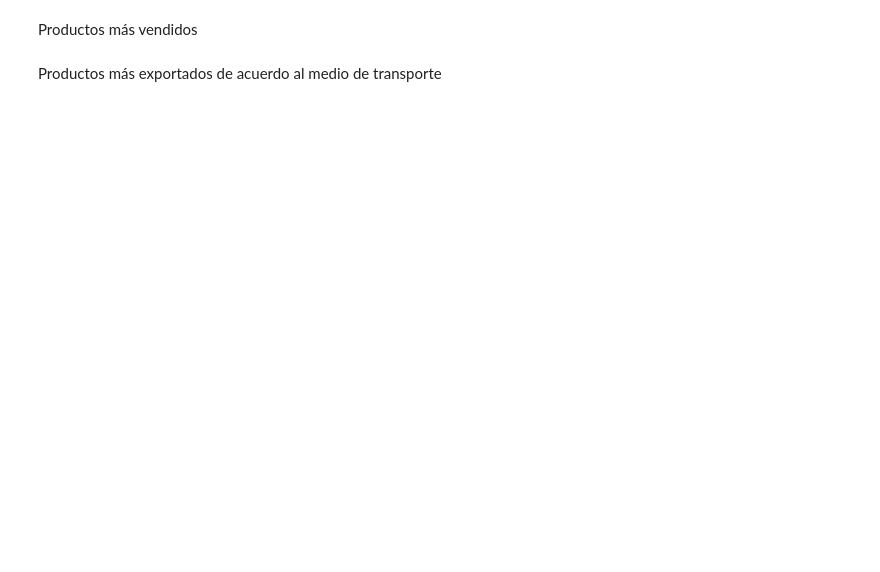
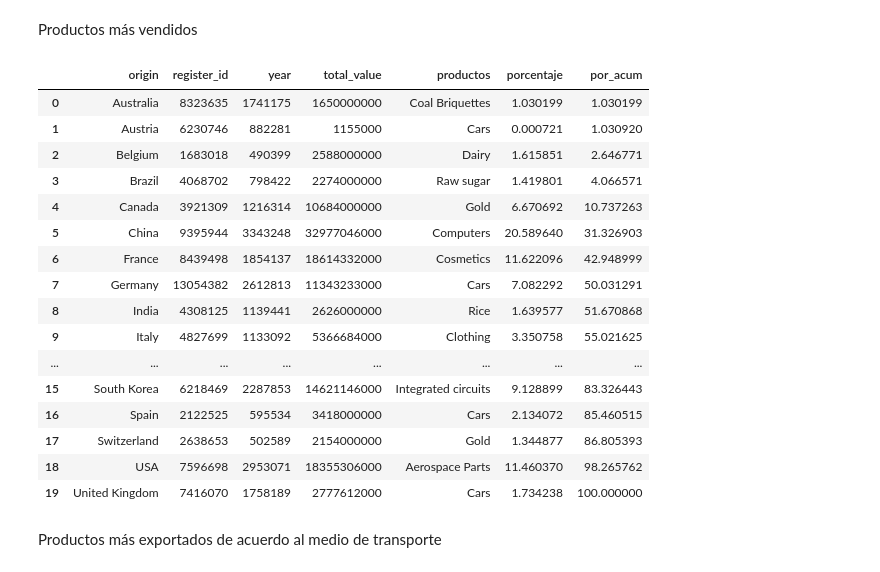
Before and after one commit to Meii21/An-lisis_02_Gonz-lez_S-nchez_Mayte, a Jupyter notebook: Reporte-2-González-Sánchez-Mayte.ipynb, the cells around one changed output. Drawn from its saved outputs; the diff is of its cells as text; code cells hidden in the pictures; blank space fills up the shorter version.

```diff
--- a/Reporte-2-González-Sánchez-Mayte.ipynb
+++ b/Reporte-2-González-Sánchez-Mayte.ipynb
@@ -124,11 +162,30 @@ Productos más vendidos
 # %%
 paises = exportaciones.groupby('origin').sum()
 products_paises = exportaciones.groupby('origin')['product'].agg(pd.Series.mode)
 
 paises['productos'] = products_paises
 paises['porcentaje'] = (paises['total_value'] / paises['total_value'].sum()) * 100
 paises['por_acum'] = paises.cumsum()['porcentaje']
 paises.reset_index(inplace=True)
+paises
+# %% [output]
+|  | origin | register_id | year | total_value | productos | porcentaje | por_acum |
+| 0 | Australia | 8323635 | 1741175 | 1650000000 | Coal Briquettes | 1.030199 | 1.030199 |
+| 1 | Austria | 6230746 | 882281 | 1155000 | Cars | 0.000721 | 1.030920 |
+| 2 | Belgium | 1683018 | 490399 | 2588000000 | Dairy | 1.615851 | 2.646771 |
+| 3 | Brazil | 4068702 | 798422 | 2274000000 | Raw sugar | 1.419801 | 4.066571 |
+| 4 | Canada | 3921309 | 1216314 | 10684000000 | Gold | 6.670692 | 10.737263 |
+| 5 | China | 9395944 | 3343248 | 32977046000 | Computers | 20.589640 | 31.326903 |
+| 6 | France | 8439498 | 1854137 | 18614332000 | Cosmetics | 11.622096 | 42.948999 |
+| 7 | Germany | 13054382 | 2612813 | 11343233000 | Cars | 7.082292 | 50.031291 |
+| 8 | India | 4308125 | 1139441 | 2626000000 | Rice | 1.639577 | 51.670868 |
+| 9 | Italy | 4827699 | 1133092 | 5366684000 | Clothing | 3.350758 | 55.021625 |
+| ... | ... | ... | ... | ... | ... | ... | ... |
+| 15 | South Korea | 6218469 | 2287853 | 14621146000 | Integrated circuits | 9.128899 | 83.326443 |
+| 16 | Spain | 2122525 | 595534 | 3418000000 | Cars | 2.134072 | 85.460515 |
+| 17 | Switzerland | 2638653 | 502589 | 2154000000 | Gold | 1.344877 | 86.805393 |
+| 18 | USA | 7596698 | 2953071 | 18355306000 | Aerospace Parts | 11.460370 | 98.265762 |
+| 19 | United Kingdom | 7416070 | 1758189 | 2777612000 | Cars | 1.734238 | 100.000000 |
 # %% [markdown]
 Productos más exportados de acuerdo al medio de transporte
 # %%
```
Also changed, not shown: parts of 4 cells of this notebook.
